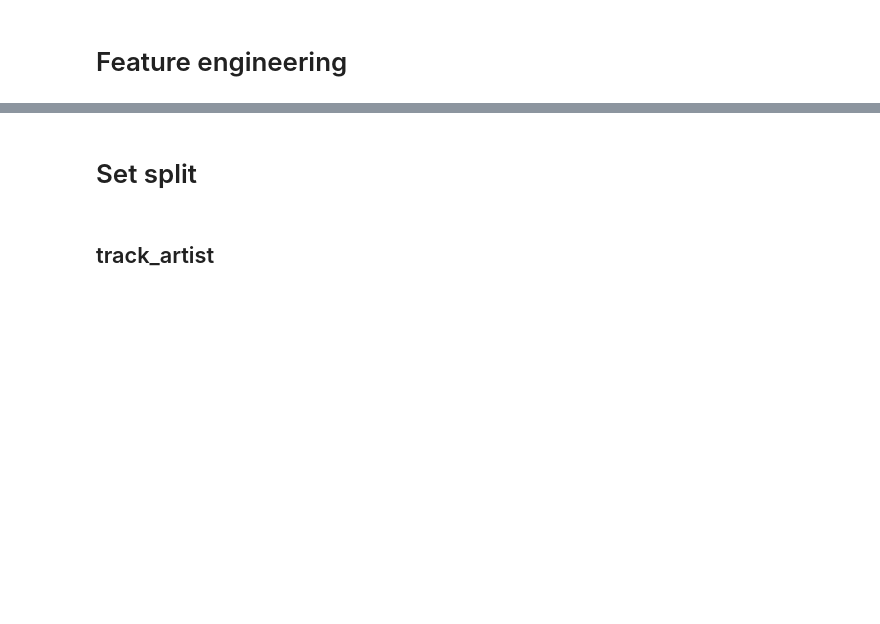
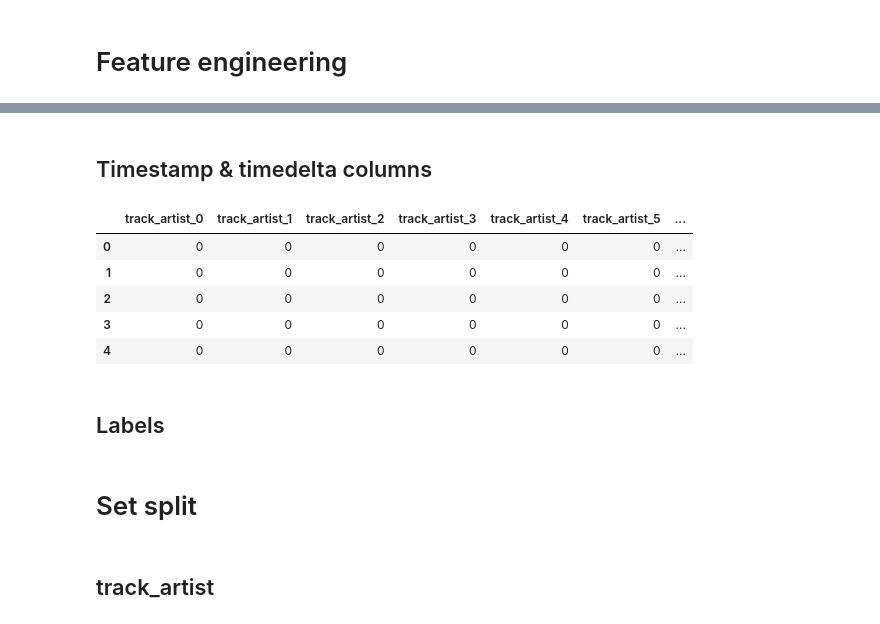
Before and after one commit to adamsiemaszkiewicz/eargasm-music, a Jupyter notebook: eargasm_Classification.ipynb, the cells around one changed output, grey strips where cells are left out. Saved outputs shown, nothing was run; the diff lists cells and outputs as text; code cells hidden in the pictures; blank space fills up the shorter version.

```diff
--- a/eargasm_Classification.ipynb
+++ b/eargasm_Classification.ipynb
@@ -115,0 +143,15 @@ is_categorical is deprecated and will be removed in a future version.  Use is_ca
+# %% [markdown]
+## Timestamp & timedelta columns
+# %%
+X_encoded['track_duration'] = X_encoded['track_duration'].apply(lambda x: x/1000)
+X_encoded['track_releasedate'] = X_encoded['track_releasedate'].apply(lambda x: pd.to_datetime(x))
+X_encoded.head()
+# %% [output]
+|  | track_artist_0 | track_artist_1 | track_artist_2 | track_artist_3 | track_artist_4 | track_artist_5 | ... |
+| 0 | 0 | 0 | 0 | 0 | 0 | 0 | ... |
+| 1 | 0 | 0 | 0 | 0 | 0 | 0 | ... |
+| 2 | 0 | 0 | 0 | 0 | 0 | 0 | ... |
+| 3 | 0 | 0 | 0 | 0 | 0 | 0 | ... |
+| 4 | 0 | 0 | 0 | 0 | 0 | 0 | ... |
+# %% [markdown]
+## Labels
```
Also changed, not shown: parts of 17 cells of this notebook.
